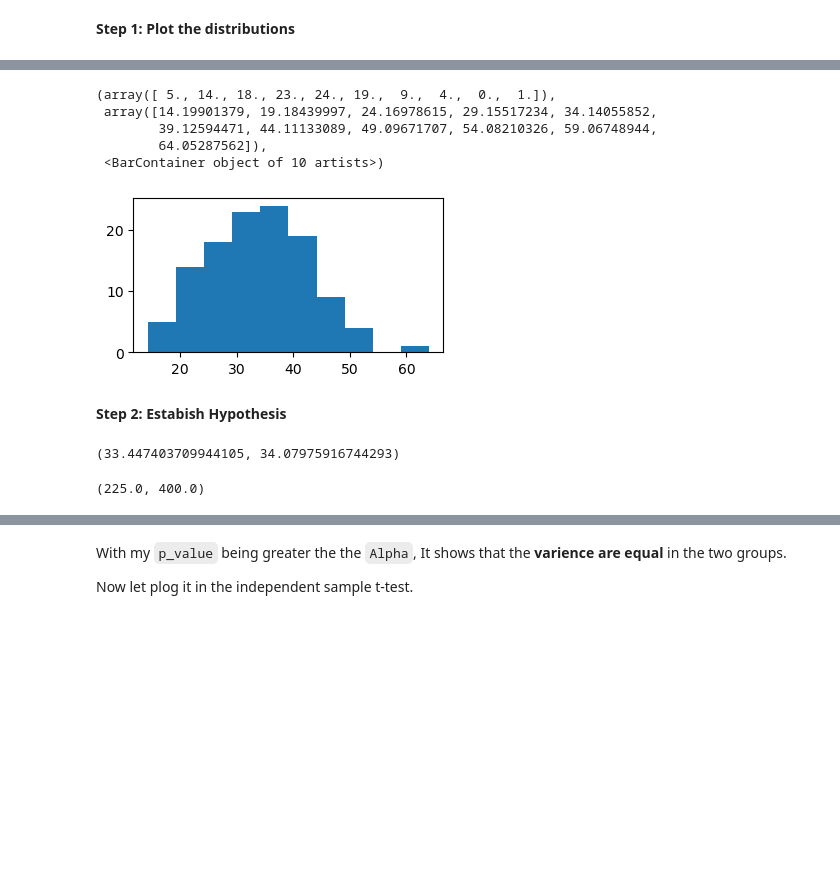
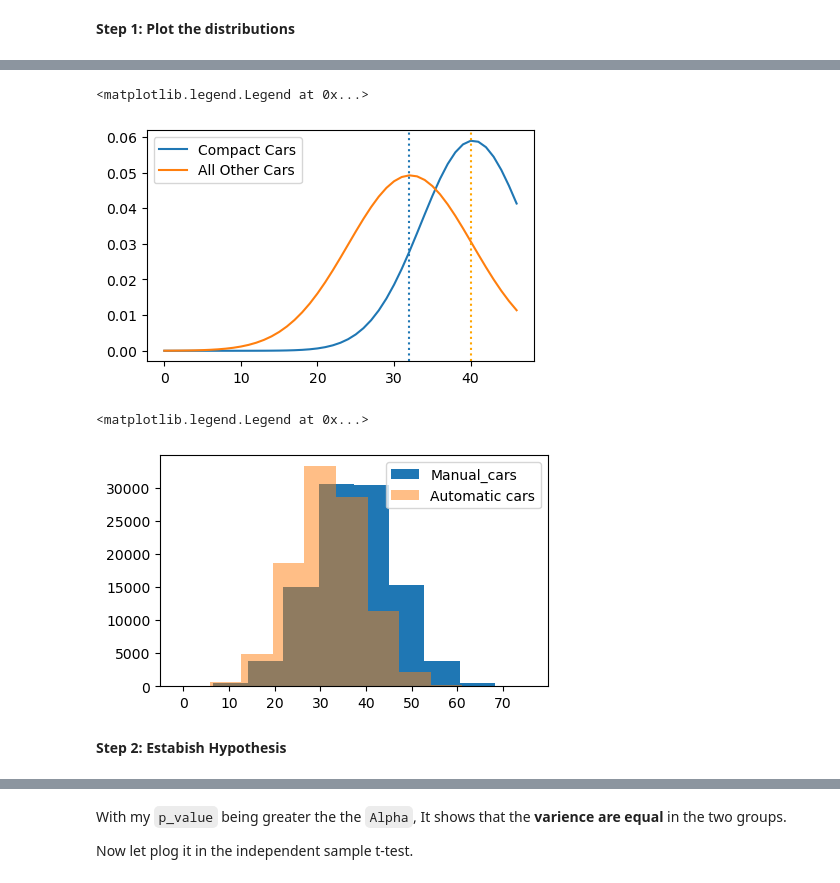
Before and after one commit to MigashaneVictoire/statistics-exercises, a Jupyter notebook: hypothesis_testing.ipynb, the cells around one changed output, grey strips where cells are left out. Drawn from its saved outputs; the diff is of its cells as text; code cells hidden in the pictures; blank space fills up the shorter version.

```diff
--- a/hypothesis_testing.ipynb
+++ b/hypothesis_testing.ipynb
@@ -208,34 +205,66 @@ plt.hist(cars1_sample_dristribution)
 # %%
-cars2 = mpg[mpg["year"] == 1999].total_miles
+# Question b
+compact_cars = mpg[mpg["class"] == "compact"].total_miles # get only compact cars
+all_cars = mpg[mpg["class"] != "compact"].total_miles # full data with out compact cars
 
-# get mean and standard deviation to create the normal distribution
-cars2_mean, cars2_std = cars2.mean(), cars2.std()
+# get mean and std for runing the distribution
+compact_cars_mean, compact_cars_std = compact_cars.mean(), compact_cars.std()
+all_cars_mean, all_cars_std = all_cars.mean(), all_cars.std()
+
 
 # get normal distribution
-cars2_dristribution = stats.norm(cars2_mean, cars2_std)
-cars2_sample_dristribution = cars2_dristribution.rvs(len(cars2))
+compact_cars_distribution = stats.norm(compact_cars_mean,compact_cars_std)
+all_cars_distribution = stats.norm(all_cars_mean,all_cars_std)
 
-# visual
-plt.figure(figsize=(4,2))
-plt.hist(cars2_sample_dristribution)
+# get random values
+compact_cars_sample_distribution = compact_cars_distribution.rvs(len(compact_cars))
+all_cars_sample_distribution = compact_cars_distribution.rvs(len(all_cars))
+
+# set visual
+x = np.arange(len(compact_cars))
+y1 = compact_cars_distribution.pdf(x) # get density probability of compact cars
+y2 = all_cars_distribution.pdf(x)
+
+
+plt.figure(figsize=(5,3))
+plt.plot(x, y1, label = 'Compact Cars')
+plt.plot(x, y2, label = 'All Other Cars')
+plt.axvline(32, ls = ':')
+plt.axvline(40, ls = ':', color = 'orange')
+
+plt.legend()
+# plt.xlim(20,80)
 # %% [output]
-(array([ 5., 14., 18., 23., 24., 19.,  9.,  4.,  0.,  1.]),
- array([14.19901379, 19.18439997, 24.16978615, 29.15517234, 34.14055852,
-        39.12594471, 44.11133089, 49.09671707, 54.08210326, 59.06748944,
-        64.05287562]),
- <BarContainer object of 10 artists>)
+<matplotlib.legend.Legend at 0x...>
-[figure, old version]
+[figure, new version]
+# %%
+# Question c
+# separate cars by transmission
+manual_cars = mpg[mpg.trans.str.contains("manu")].total_miles
+automatic_cars = mpg[mpg.trans.str.contains("auto")].total_miles
+
+# get mean and std
+manual_cars_mean, manual_cars_std = manual_cars.mean(), manual_cars.std()
+automatic_cars_mmean, automatic_cars_std = automatic_cars.mean(), automatic_cars.std()
+
+# create distribution
+manual_cars_distribution = stats.norm(manual_cars_mean, manual_cars_std)
+automatic_cars_distribution = stats.norm(automatic_cars_mmean, automatic_cars_std)
+
+# gemerate ramdom values
+manual_cars_sample_distribution = manual_cars_distribution.rvs(100_000)
+automatic_cars_sample_distribution = automatic_cars_distribution.rvs(100_000)
+
+# set visual
+plt.figure(figsize=(5,3))
+plt.hist(manual_cars_sample_distribution, label= "Manual_cars")
+plt.hist(automatic_cars_sample_distribution, label= "Automatic cars", alpha=.5)
+
+plt.legend()
+# %% [output]
+<matplotlib.legend.Legend at 0x...>
+[figure, added]
 # %% [markdown]
 **Step 2: Estabish Hypothesis**
-# %%
-# look at there mean
-cars1_dristribution.mean(), cars2_dristribution.mean()
-# %% [output]
-(33.447403709944105, 34.07975916744293)
-# %%
-# look at there varience
-sales1_distribution.var(), sales2_distribution.var()
-# %% [output]
-(225.0, 400.0)
 # %% [markdown]
 I will decide my null hypothesis bases on the initial question.
```
Also changed, not shown: parts of 72 cells of this notebook, 1 other file.
